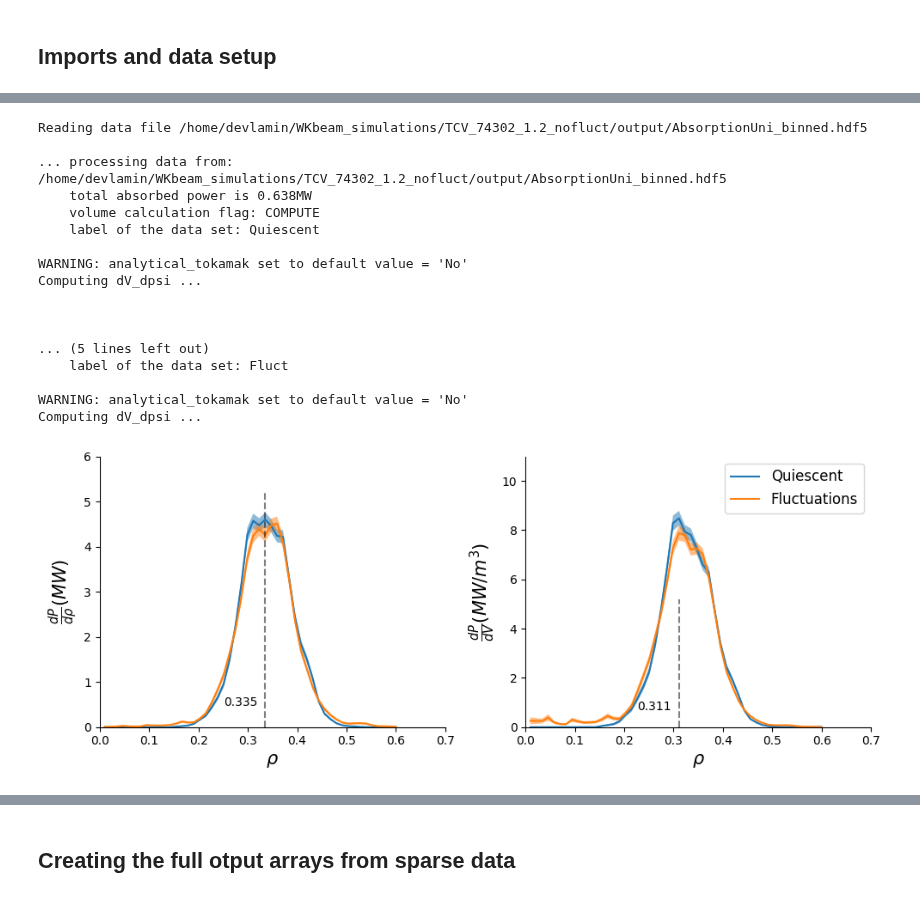
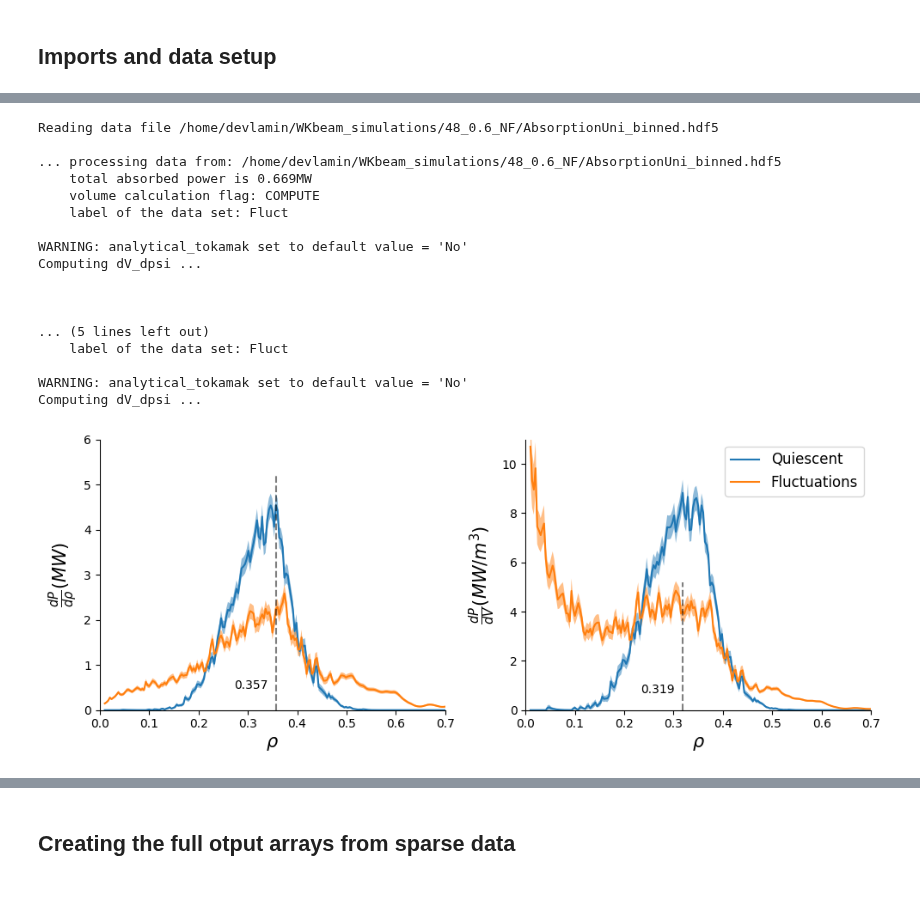
Before and after one commit to EwoutDevlaminck/WKBacca_QL, a Jupyter notebook: QL_analysis.ipynb, the cells around one changed output, grey strips where cells are left out. Saved outputs shown, nothing was run; the diff lists cells and outputs as text; code cells hidden in the pictures.

```diff
--- a/QL_analysis.ipynb
+++ b/QL_analysis.ipynb
@@ -230,10 +230,10 @@ plt.show()
 from CommonModules.input_data import InputData
 from Tools.PlotData.PlotAbsorptionProfile.plotabsprofile import compute_deposition_profiles
 
-filename_abs_nofluct        = '/home/devlamin/WKbeam_simulations/TCV_74302_1.2_nofluct/AbsorptionUni.txt'
-filename_abs_dat_nofluct    = '/home/devlamin/WKbeam_simulations/TCV_74302_1.2_nofluct/output/AbsorptionUni_binned.hdf5'
-filename_abs_fluct        = '/home/devlamin/WKbeam_simulations/TCV_74302_1.2_fluct/AbsorptionUni.txt'
-filename_abs_dat_fluct    = '/home/devlamin/WKbeam_simulations/TCV_74302_1.2_fluct/output/AbsorptionUni_binned.hdf5'
+filename_abs_nofluct        = '/home/devlamin/WKbeam_simulations/TCV_86148_0.6_fluct/AbsorptionUni.txt'
+filename_abs_dat_nofluct    = '/home/devlamin/WKbeam_simulations/48_0.6_NF/AbsorptionUni_binned.hdf5'
+filename_abs_fluct        = '/home/devlamin/WKbeam_simulations/TCV_86148_0.6_fluct/AbsorptionUni.txt'
+filename_abs_dat_fluct    = '/home/devlamin/WKbeam_simulations/TCV_86148_0.6_fluct/output/AbsorptionUni_binned.hdf5'
 
 # Add absorption data
 absorption_data_nofluct = compute_deposition_profiles(InputData(filename_abs_nofluct), filename_abs_dat_nofluct)
@@ -278,38 +278,38 @@ ax.spines['top'].set_visible(False)
 
 ax = plt.subplot(122)
 ax.plot(rho_abs_nofluct1, dP_dV_nofluct1[:, 0], label='Quiescent')
 ax.fill_between(rho_abs_nofluct1, dP_dV_nofluct1[:, 0]-dP_dV_nofluct1[:, 1], dP_dV_nofluct1[:, 0]+dP_dV_nofluct1[:, 1], alpha=0.5)
 ax.plot(rho_abs_fluct1, dP_dV_fluct1[:, 0], label='Fluctuations')
 ax.fill_between(rho_abs_fluct1, dP_dV_fluct1[:, 0]-dP_dV_fluct1[:, 1], dP_dV_fluct1[:, 0]+dP_dV_fluct1[:, 1], alpha=0.5)
 ax.vlines(rho_abs_nofluct1[np.argmax(dP_dV_nofluct1[:, 0])], 0, 5.2, color='black', linestyle='--', alpha=0.5)
 ax.annotate(f'{rho_abs_nofluct1[np.argmax(dP_dV_nofluct1[:, 0])]:.3f}', (rho_abs_nofluct1[np.argmax(dP_dV_nofluct1[:, 0])]-0.05, 0.2), textcoords="offset points", xytext=(0,10), ha='center')
 ax.set_xlabel(r'$\rho$', fontsize=15)
 ax.set_ylabel(r'$\frac{dP}{dV}(MW/m^{3})$', fontsize=15)
 ax.set_xlim([0, 0.7])
 ax.set_ylim([0, 11])
 ax.spines['right'].set_visible(False)
 ax.spines['top'].set_visible(False)
 plt.legend(fontsize=12)
 plt.tight_layout()
 # %% [output]
-Reading data file /home/devlamin/WKbeam_simulations/TCV_74302_1.2_nofluct/output/AbsorptionUni_binned.hdf5
+Reading data file /home/devlamin/WKbeam_simulations/48_0.6_NF/AbsorptionUni_binned.hdf5
 
-... processing data from: /home/devlamin/WKbeam_simulations/TCV_74302_1.2_nofluct/output/AbsorptionUni_binned.hdf5
-    total absorbed power is 0.638MW
+... processing data from: /home/devlamin/WKbeam_simulations/48_0.6_NF/AbsorptionUni_binned.hdf5
+    total absorbed power is 0.669MW
     volume calculation flag: COMPUTE
-    label of the data set: Quiescent
+    label of the data set: Fluct
 
 WARNING: analytical_tokamak set to default value = 'No'
 Computing dV_dpsi ...
 
 
 
 ... (5 lines left out)
     label of the data set: Fluct
 
 WARNING: analytical_tokamak set to default value = 'No'
 Computing dV_dpsi ...
-[figure, old version]
+[figure, new version]
 # %%
 def closest_index(val):
     return np.argmin(np.abs(rho_mat- val)), np.argmin(np.abs(np.sqrt(psi)- val)), np.argmin(np.abs(np.sqrt(psi_fluct)- val))
```
Also changed, not shown: parts of 16 cells of this notebook, 37 other files.
